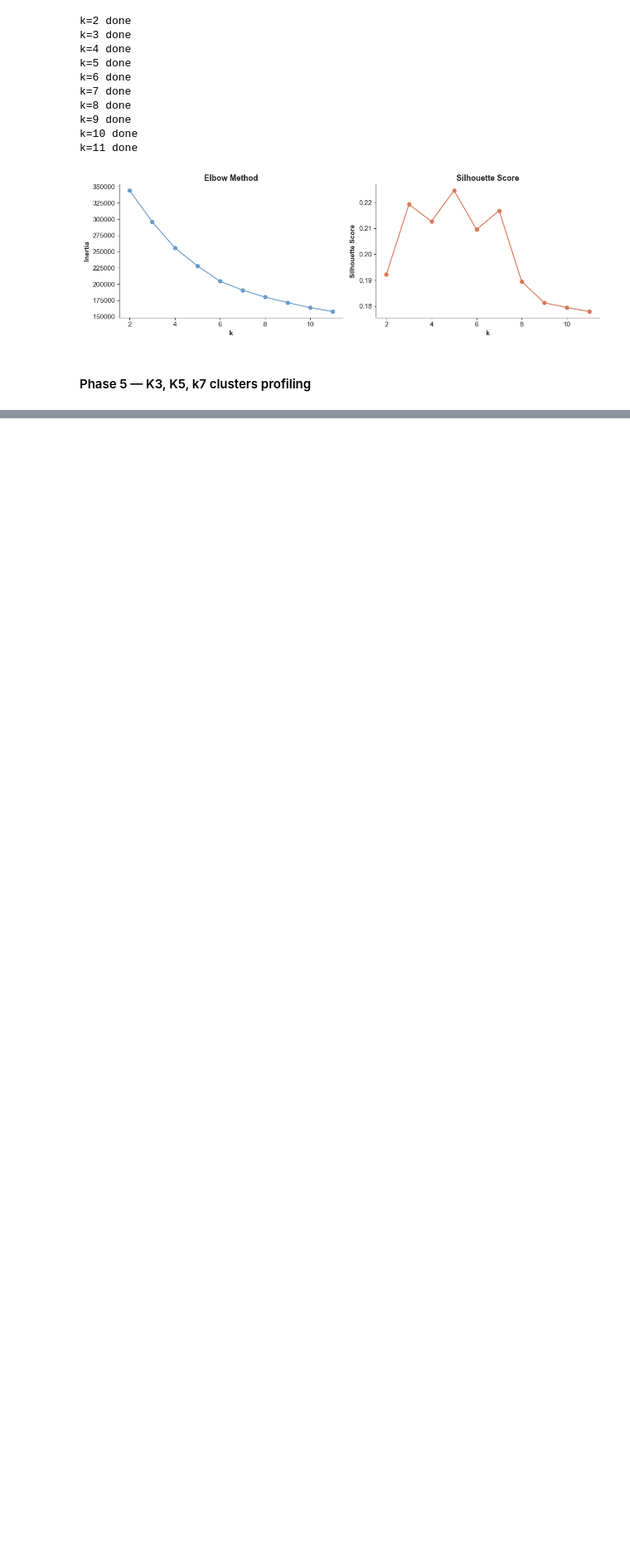
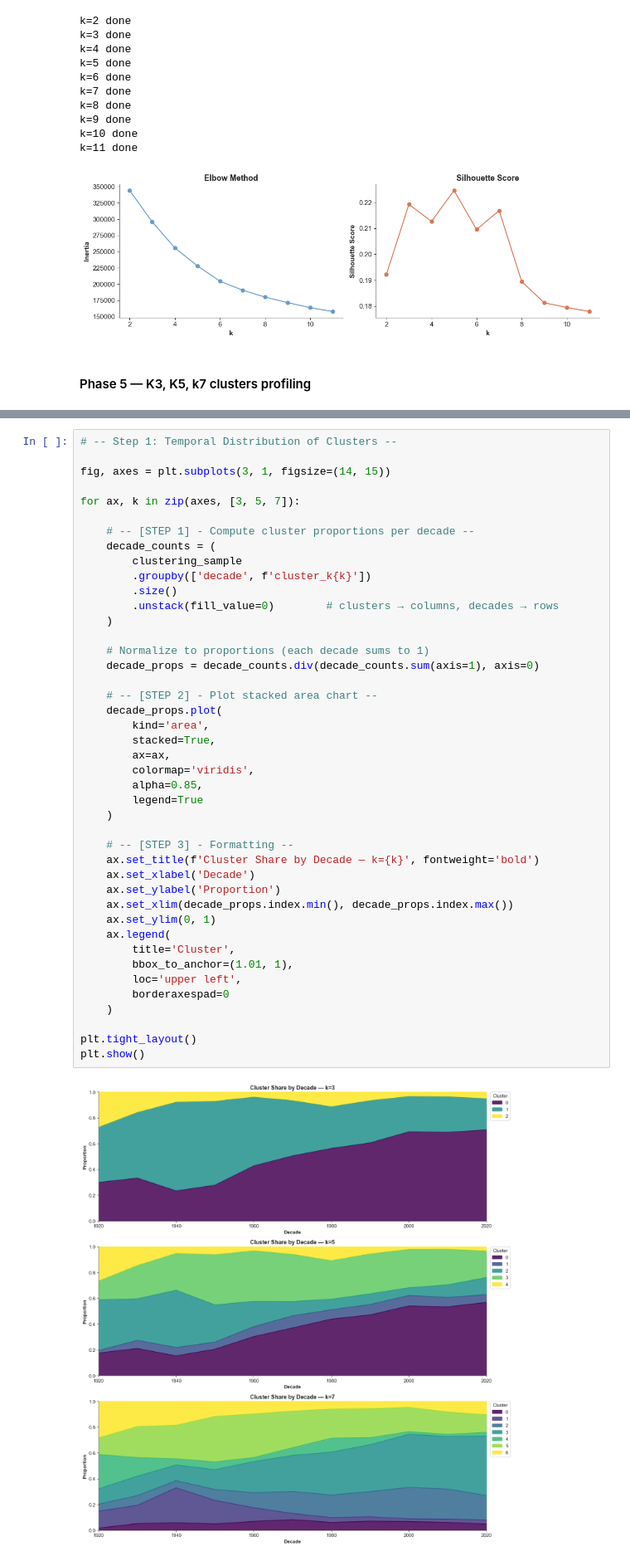
Before and after one commit to manuelcernigoj-lab/spoti-century, a Jupyter notebook: notebooks/01_tracks_elt.ipynb, the cells around one changed output, grey strips where cells are left out. Shown at 83% size. Drawn from its saved outputs; the diff is of its cells as text; blank space fills up the shorter version.

```diff
--- a/notebooks/01_tracks_elt.ipynb
+++ b/notebooks/01_tracks_elt.ipynb
@@ -1393,0 +1474,45 @@ k=11 done
+# %%
+# -- Step 1: Temporal Distribution of Clusters --
+
+fig, axes = plt.subplots(3, 1, figsize=(14, 15))
+
+for ax, k in zip(axes, [3, 5, 7]):
+
+    # -- [STEP 1] - Compute cluster proportions per decade --
+    decade_counts = (
+        clustering_sample
+        .groupby(['decade', f'cluster_k{k}'])
+        .size()
+        .unstack(fill_value=0)        # clusters → columns, decades → rows
+    )
+
+    # Normalize to proportions (each decade sums to 1)
+    decade_props = decade_counts.div(decade_counts.sum(axis=1), axis=0)
+
+    # -- [STEP 2] - Plot stacked area chart --
+    decade_props.plot(
+        kind='area',
+        stacked=True,
+        ax=ax,
+        colormap='viridis',
+        alpha=0.85,
+        legend=True
+    )
+
+    # -- [STEP 3] - Formatting --
+    ax.set_title(f'Cluster Share by Decade — k={k}', fontweight='bold')
+    ax.set_xlabel('Decade')
+    ax.set_ylabel('Proportion')
+    ax.set_xlim(decade_props.index.min(), decade_props.index.max())
+    ax.set_ylim(0, 1)
+    ax.legend(
+        title='Cluster',
+        bbox_to_anchor=(1.01, 1),
+        loc='upper left',
+        borderaxespad=0
+    )
+
+plt.tight_layout()
+plt.show()
+# %% [output]
+[figure, added]
```
Also changed, not shown: parts of 11 cells of this notebook.
